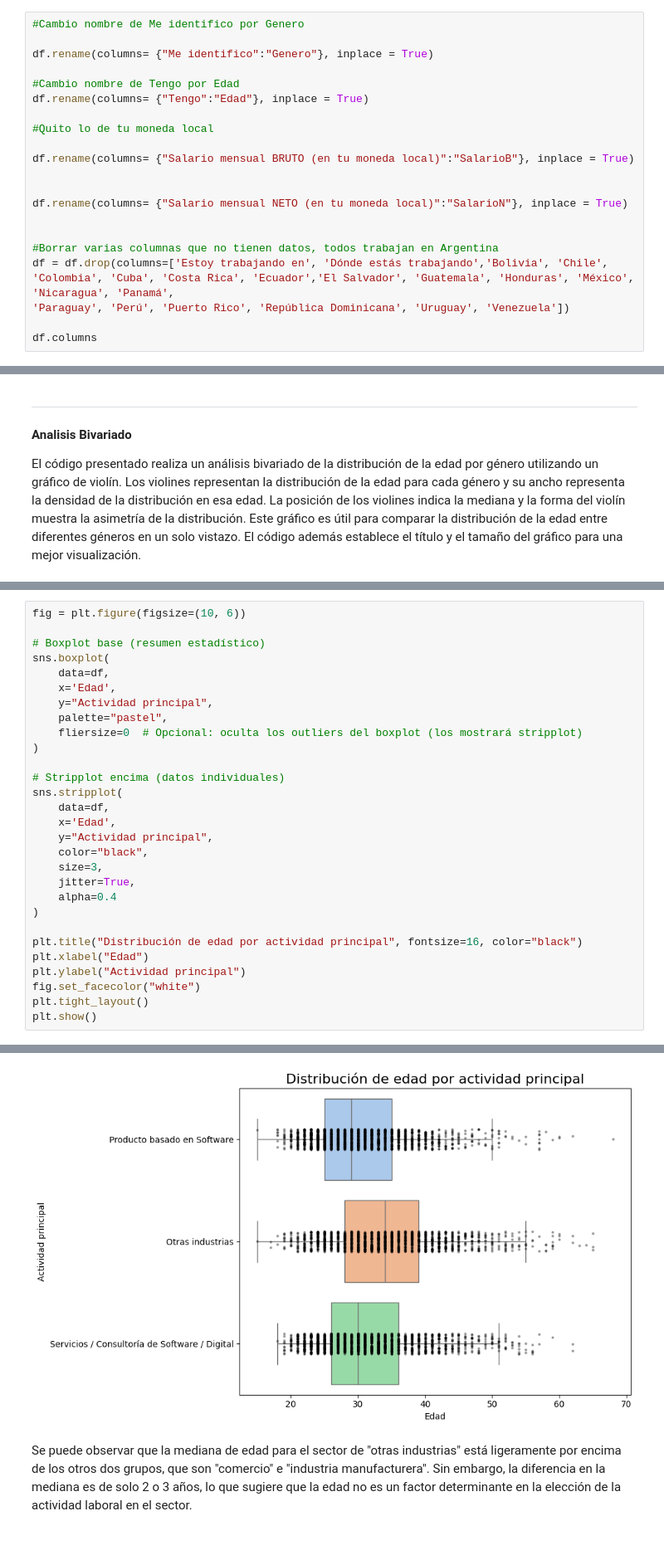
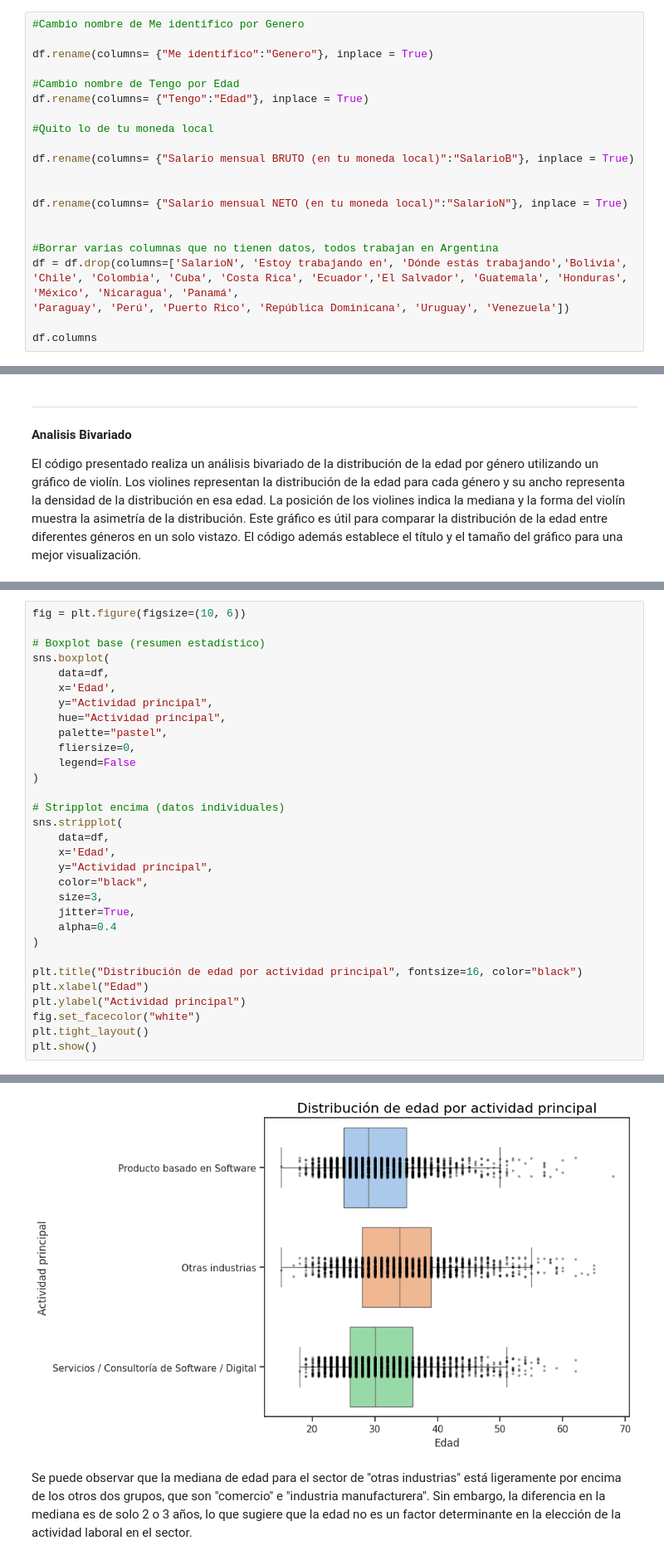
Before and after one commit to Andru-1987/74235-_DataScience_I, a Jupyter notebook: clase_8/linear-ejemplo-real.ipynb, the cells around one changed output, grey strips where cells are left out. Shown at 83% size. Cells and saved outputs as stored; diff of their text form.

```diff
--- a/clase_8/linear-ejemplo-real.ipynb
+++ b/clase_8/linear-ejemplo-real.ipynb
@@ -111,7 +111,7 @@ df.rename(columns= {"Salario mensual NETO (en tu moneda local)":"SalarioN"}, inp
 
 
 #Borrar varias columnas que no tienen datos, todos trabajan en Argentina
-df = df.drop(columns=['Estoy trabajando en', 'Dónde estás trabajando','Bolivia', 'Chile', 'Colombia', 'Cuba', 'Costa Rica', 'Ecuador','El Salvador', 'Guatemala', 'Honduras', 'México', 'Nicaragua', 'Panamá',
+df = df.drop(columns=['SalarioN', 'Estoy trabajando en', 'Dónde estás trabajando','Bolivia', 'Chile', 'Colombia', 'Cuba', 'Costa Rica', 'Ecuador','El Salvador', 'Guatemala', 'Honduras', 'México', 'Nicaragua', 'Panamá',
 'Paraguay', 'Perú', 'Puerto Rico', 'República Dominicana', 'Uruguay', 'Venezuela'])
 
 df.columns
@@ -226,8 +226,10 @@ sns.boxplot(
     data=df,
     x='Edad',
     y="Actividad principal",
+    hue="Actividad principal",
     palette="pastel",
-    fliersize=0  # Opcional: oculta los outliers del boxplot (los mostrará stripplot)
+    fliersize=0,
+    legend=False
 )
 
 # Stripplot encima (datos individuales)
@@ -254,4 +253,4 @@ Passing `palette` without assigning `hue` is deprecated and will be removed in v
-[figure, old version]
+[figure, new version]
 # %% [markdown]
  Se puede observar que la mediana de edad para el sector de "otras industrias" está ligeramente por encima de los otros dos grupos, que son "comercio" e "industria manufacturera". Sin embargo, la diferencia en la mediana es de solo 2 o 3 años, lo que sugiere que la edad no es un factor determinante en la elección de la actividad laboral en el sector.
 # %% [markdown]
```
Also changed, not shown: parts of 24 cells of this notebook.
